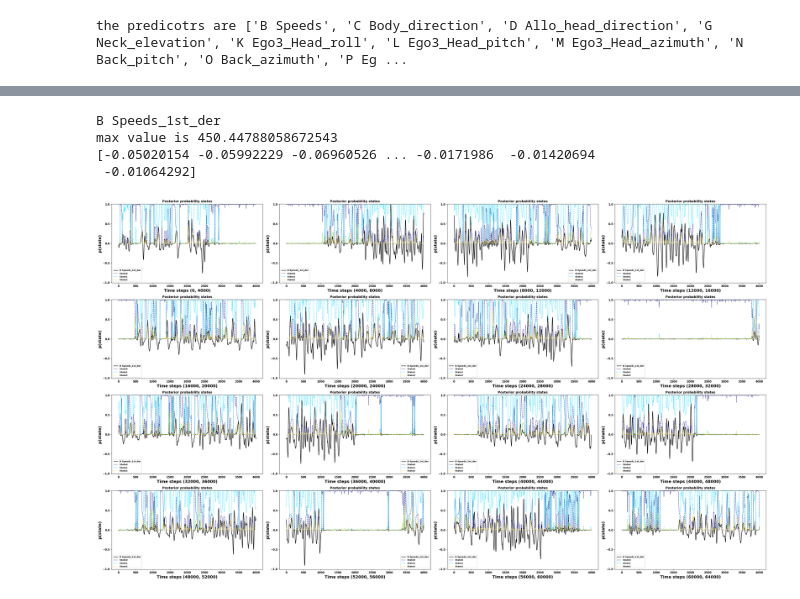
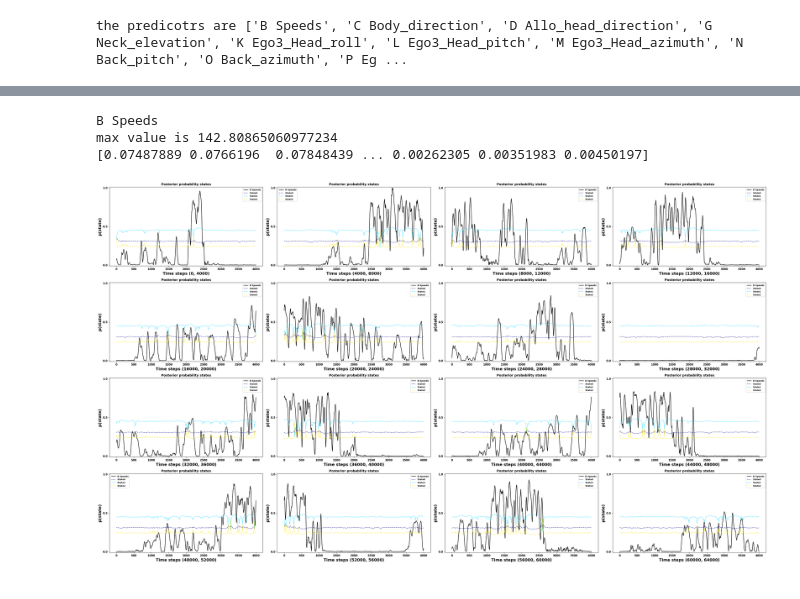
Before and after one commit to pearlsal/postural_glm_hmm, a Jupyter notebook: neurons_selection_notebook.ipynb, the cells around one changed output, grey strips where cells are left out. Saved outputs shown, nothing was run; the diff lists cells and outputs as text; code cells hidden in the pictures.

```diff
--- a/neurons_selection_notebook.ipynb
+++ b/neurons_selection_notebook.ipynb
@@ -19,7 +19,7 @@ print(f"the predicotrs are {predictors_name_list}")
 the predicotrs are ['B Speeds', 'C Body_direction', 'D Allo_head_direction', 'G Neck_elevation', 'K Ego3_Head_roll', 'L Ego3_Head_pitch', 'M Ego3_Head_azimuth', 'N Back_pitch', 'O Back_azimuth', 'P Eg ...
 # %%
 # assign values to the model's parameters
-dict_param = dict_parameters_hmm(path_info_dir, animal_name, num_dimen=1, num_categ_obs=2, N_iters=200,
+dict_param = dict_parameters_hmm(path_info_dir, animal_name, num_dimen=1, num_categ_obs=2, N_iters=2,
                                  tolerance=10**-5, num_predictors=5, max_num_states=3,
                                  observation_type="input_driven_obs",
                                  transistion_type="standard", optim_method="em")
@@ -160,10 +145,9 @@ inferred and transformed weights are {'2_states': [array([[[0.50073052, 0.976057
 # %%
 posterior_prob_per_states_with_predictor(path_analysis_dir, path_info_dir, data_continous_ratemaps, posterior_probs_list=posterior_probs_list,
                                              tot_masked_indices_list=tot_masked_indices_list, T_list=T_list,
-                                             pred_index=1)
+                                             pred_index=0)
 # %% [output]
-B Speeds_1st_der
-max value is 450.44788058672543
-[-0.05020154 -0.05992229 -0.06960526 ... -0.0171986  -0.01420694
- -0.01064292]
+B Speeds
+max value is 142.80865060977234
+[0.07487889 0.0766196  0.07848439 ... 0.00262305 0.00351983 0.00450197]
-[figure, old version]
+[figure, new version]
```
Also changed, not shown: parts of 9 cells of this notebook, 18 other files.
